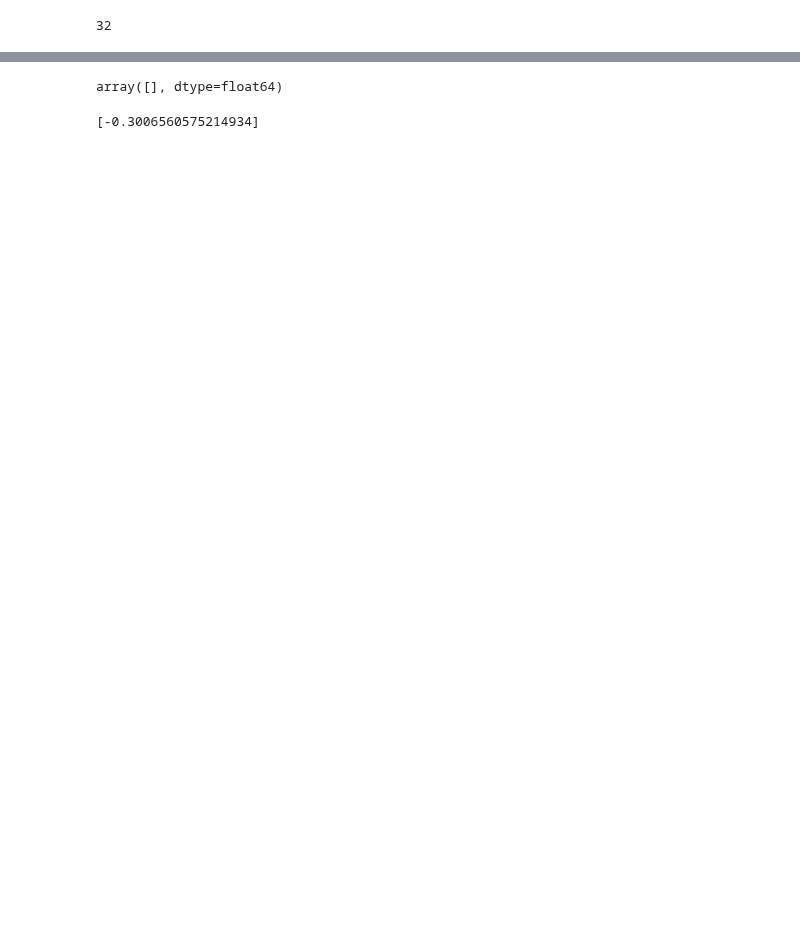
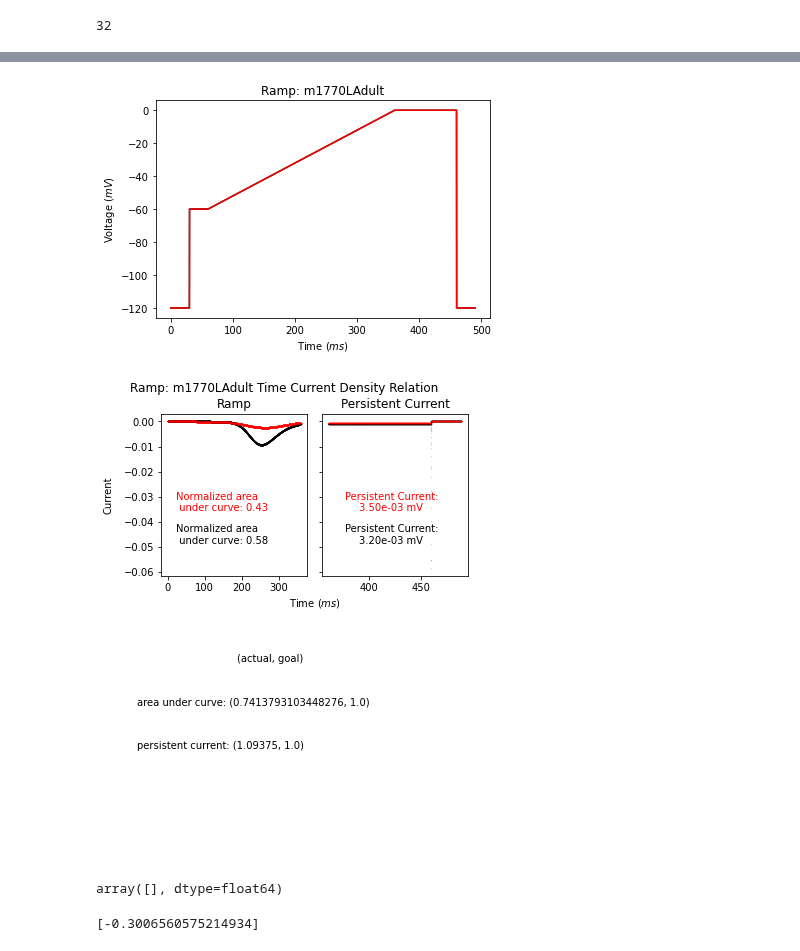
Before and after one commit to roybens/SimulatingVariants, a Jupyter notebook: CHOP/files_for_optimization/fitting_na_12_plotter.ipynb, the cells around one changed output, grey strips where cells are left out. Drawn from its saved outputs; the diff is of its cells as text; code cells hidden in the pictures; blank space fills up the shorter version.

```diff
--- a/CHOP/files_for_optimization/fitting_na_12_plotter.ipynb
+++ b/CHOP/files_for_optimization/fitting_na_12_plotter.ipynb
@@ -126,3 +128,9 @@ activation slope: (1.2303030303030302, 1.0)
+# %%
+eh16.make_ramp_plots(new_par, mutant_name, mutant_protocol_csv_name, param_values_wt = get_baseline_param_fn, filename = './Plots_Folder/ramp.pdf')
+# %% [output]
+[figure, added]
+[figure, added]
+[figure, added]
 # %%
 eh16.set_param(get_baseline_param_fn)
 # %%
```
Also changed, not shown: parts of 5 cells of this notebook, 2 other files.
